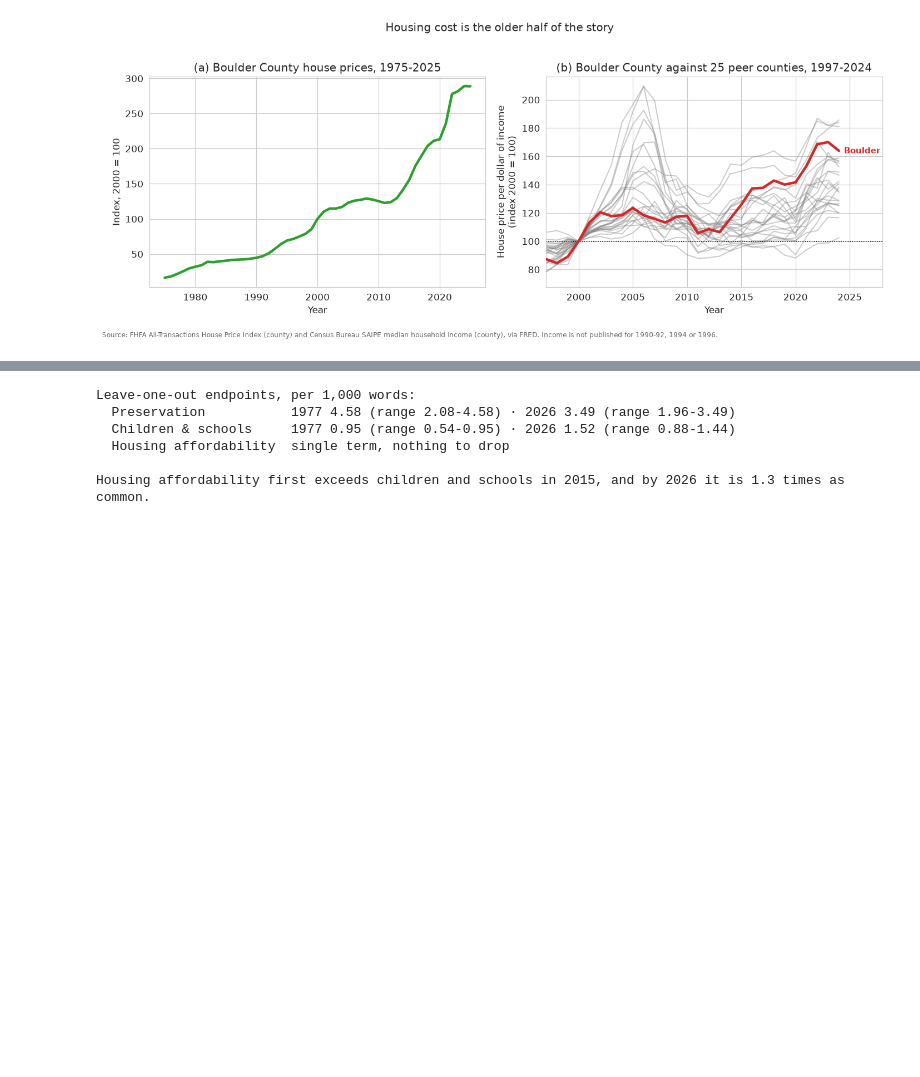
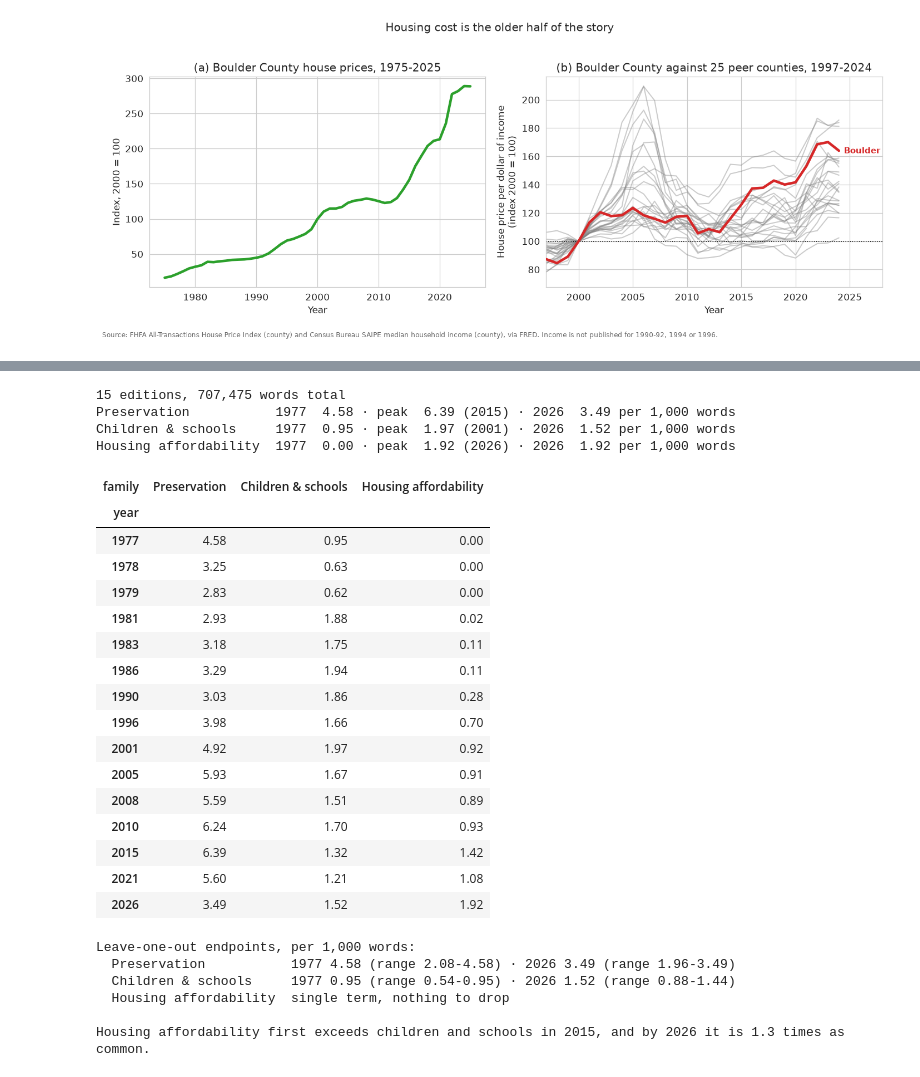
Before and after one commit to brianckeegan/charting-boulder, a Jupyter notebook: 2026-09-bvsd/bvsd-analysis.ipynb, the cells around one changed output, grey strips where cells are left out. Cells and saved outputs as stored; diff of their text form; code cells hidden in the pictures; blank space fills up the shorter version.

```diff
--- a/2026-09-bvsd/BVSD.ipynb
+++ b/2026-09-bvsd/bvsd-analysis.ipynb
@@ -74,6 +71,6 @@ The age tables are built from [IPUMS NHGIS](https://www.nhgis.org/) decennial ex
 # %%
 # Load
-places_df = pd.read_csv(RAW / 'places.csv', dtype={'place_fips': str, 'county_fips': str})
+places_df = pd.read_csv(PROC / 'places.csv', dtype={'place_fips': str, 'county_fips': str})
 place_age_groups_df = pd.read_csv(PROC / 'place-age-groups.csv', dtype={'place_fips': str})
 county_age_groups_df = pd.read_csv(PROC / 'county-age-groups.csv', dtype={'county_fips': str})
 place_age_single_df = pd.read_csv(PROC / 'place-age-single.csv', dtype={'place_fips': str})
@@ -406,0 +363,13 @@ National population by P12 age row, from the Census Bureau API:
+# %%
+national_age_groups_df = pd.read_csv(PROC / 'national-age-groups.csv')
+national_age_groups_d = {year: frame for year, frame in national_age_groups_df.groupby('year')}
+
+# Integrity checks
+assert set(national_age_groups_d) == {2010, 2020}, 'expected both censuses'
+for year, groups_df in national_age_groups_d.items():
+    assert groups_df['pop'].gt(0).all(), f'{year}: non-positive count'
+    assert groups_df['age_lo'].is_monotonic_increasing, f'{year}: age rows out of order'
+
+print('National population by P12 age row:')
+for year, groups_df in national_age_groups_d.items():
+    print(f'  {year}: {len(groups_df)} age rows, {groups_df["pop"].sum():,.0f} people')
@@ -1461,2 +1282,56 @@ Housing affordability  1977  0.00 · peak  1.92 (2026) · 2026  1.92 per 1,000 w
+# %%
+bvcp_terms_df = pd.read_csv(PROC / 'bvcp-term-counts.csv')
+
+# Rates are per 1,000 words of cleaned text, so a longer edition does not score higher for length
+bvcp_terms_df['rate_per_1k'] = bvcp_terms_df['count'] / bvcp_terms_df['word_count'] * 1000
+# Reading order, not alphabetical: the argument moves from preservation to children to cost
+FAMILY_ORDER = ['Preservation', 'Children & schools', 'Housing affordability']
+assert set(FAMILY_ORDER) == set(bvcp_terms_df['family']), 'the term table holds different families'
+bvcp_terms_df['family'] = pd.Categorical(bvcp_terms_df['family'], FAMILY_ORDER, ordered=True)
+
+KEYWORD_FAMILIES = {family: sorted(frame['term'].unique())
+                    for family, frame in bvcp_terms_df.groupby('family', observed=True)}
+EDITION_YEARS = sorted(bvcp_terms_df['year'].unique().tolist())
+
+family_rates_df = (bvcp_terms_df.groupby(['version', 'year', 'family'], as_index=False, observed=True)
+                   .agg(raw_count=('count', 'sum'), rate_per_1k=('rate_per_1k', 'sum'))
+                   .sort_values(['year', 'family']).reset_index(drop=True))
+vocabulary_df = family_rates_df.pivot(index='year', columns='family', values='rate_per_1k')
+words_s = bvcp_terms_df.groupby('year')['word_count'].first()
+
+# Integrity checks
+assert len(EDITION_YEARS) == 15, f'expected 15 editions; got {len(EDITION_YEARS)}'
+assert words_s.gt(10_000).all(), 'an edition converted to near-empty text'
+assert (bvcp_terms_df.groupby('family', observed=True)['count'].sum() > 0).all(), 'a family scored zero'
+assert vocabulary_df.notna().all().all(), 'an edition is missing a family'
+
+print(f"{len(EDITION_YEARS)} editions, {words_s.sum():,} words total")
+for family in vocabulary_df:
+    series = vocabulary_df[family]
+    print(f'{family:22s} 1977 {series.iloc[0]:5.2f} · peak {series.max():5.2f} ({int(series.idxmax())}) · '
+          f'2026 {series.iloc[-1]:5.2f} per 1,000 words')
+vocabulary_df.round(2)
+# %% [output]
+15 editions, 707,475 words total
+Preservation           1977  4.58 · peak  6.39 (2015) · 2026  3.49 per 1,000 words
+Children & schools     1977  0.95 · peak  1.97 (2001) · 2026  1.52 per 1,000 words
+Housing affordability  1977  0.00 · peak  1.92 (2026) · 2026  1.92 per 1,000 words
+| family | Preservation | Children & schools | Housing affordability |
+| year |  |  |  |
+| 1977 | 4.58 | 0.95 | 0.00 |
+| 1978 | 3.25 | 0.63 | 0.00 |
+| 1979 | 2.83 | 0.62 | 0.00 |
+| 1981 | 2.93 | 1.88 | 0.02 |
+| 1983 | 3.18 | 1.75 | 0.11 |
+| 1986 | 3.29 | 1.94 | 0.11 |
+| 1990 | 3.03 | 1.86 | 0.28 |
+| 1996 | 3.98 | 1.66 | 0.70 |
+| 2001 | 4.92 | 1.97 | 0.92 |
+| 2005 | 5.93 | 1.67 | 0.91 |
+| 2008 | 5.59 | 1.51 | 0.89 |
+| 2010 | 6.24 | 1.70 | 0.93 |
+| 2015 | 6.39 | 1.32 | 1.42 |
+| 2021 | 5.60 | 1.21 | 1.08 |
+| 2026 | 3.49 | 1.52 | 1.92 |
 # %%
 # Robustness: drop each term in turn and see where the endpoints move. A finding that depends
```
Also changed, not shown: parts of 21 cells of this notebook, 20 other files.
